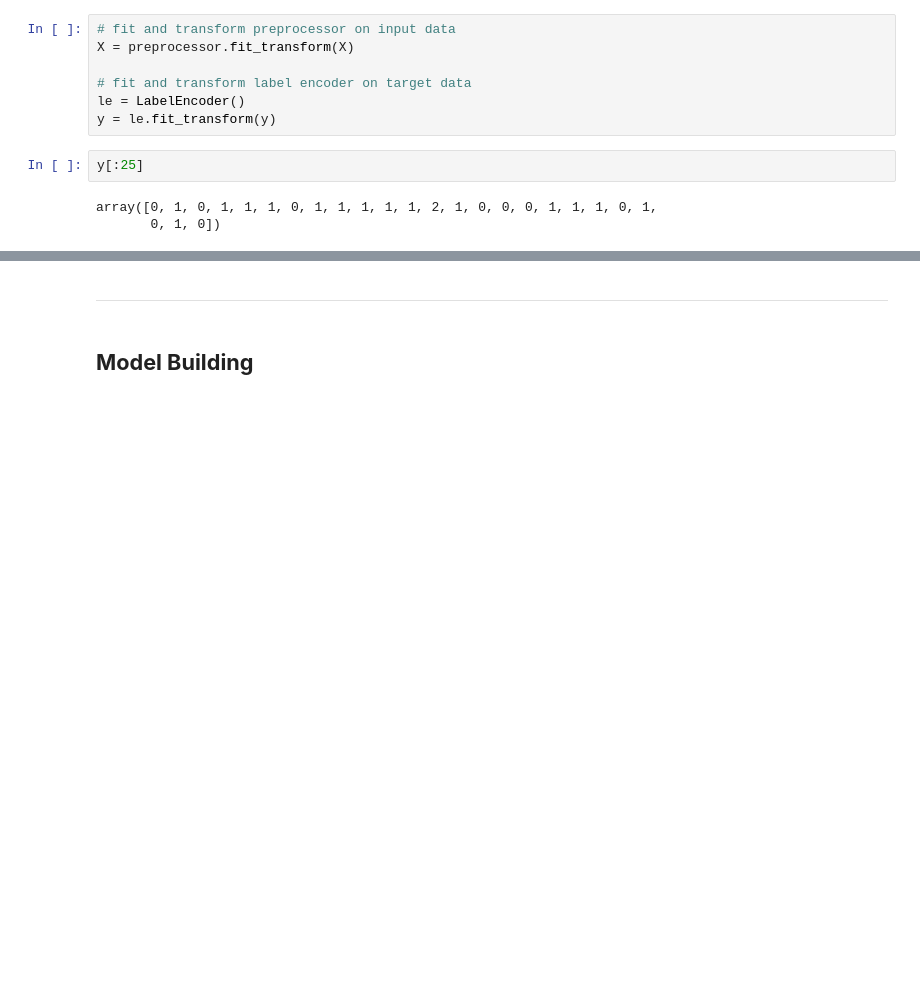
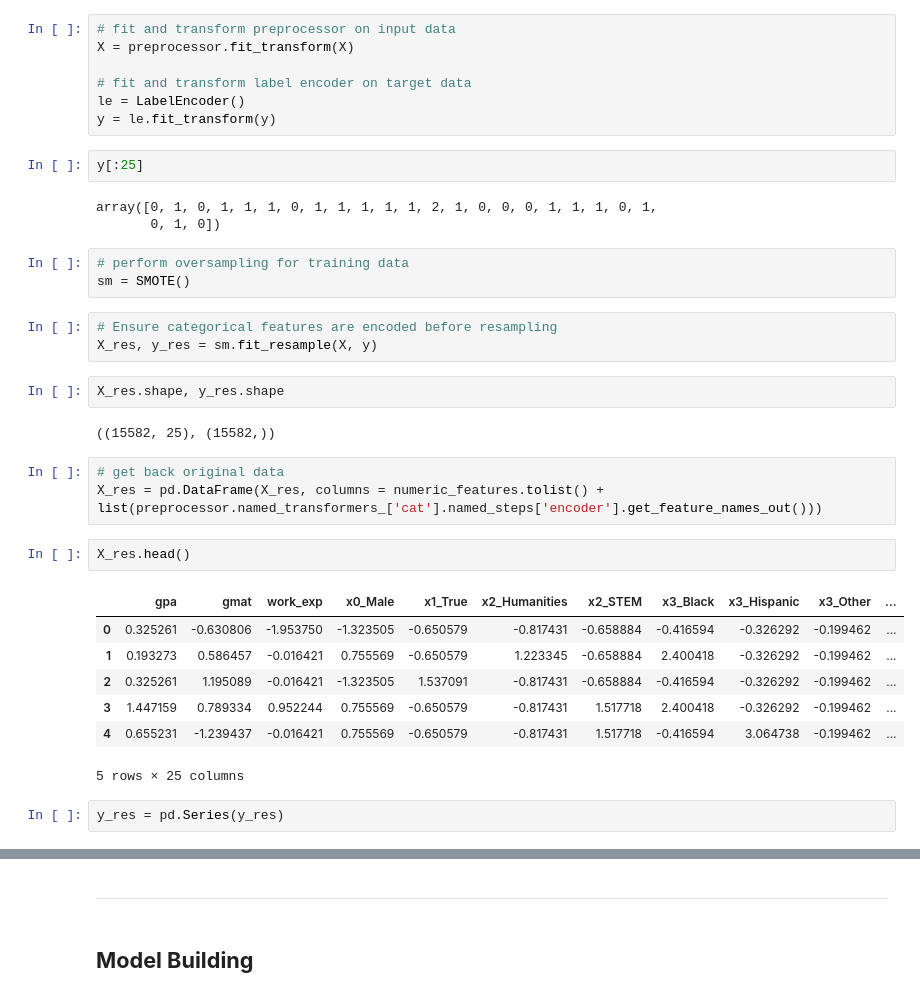
Before and after one commit to ayushach007/mba-admission-classification-project, a Jupyter notebook: notebooks/model_building.ipynb, the cells around one changed output, grey strips where cells are left out. Saved outputs shown, nothing was run; the diff lists cells and outputs as text; blank space fills up the shorter version.

```diff
--- a/notebooks/model_building.ipynb
+++ b/notebooks/model_building.ipynb
@@ -191,3 +198,28 @@ y[:25]
 # %% [output]
 array([0, 1, 0, 1, 1, 1, 0, 1, 1, 1, 1, 1, 2, 1, 0, 0, 0, 1, 1, 1, 0, 1,
        0, 1, 0])
+# %%
+# perform oversampling for training data
+sm = SMOTE()
+# %%
+# Ensure categorical features are encoded before resampling
+X_res, y_res = sm.fit_resample(X, y)
+# %%
+X_res.shape, y_res.shape
+# %% [output]
+((15582, 25), (15582,))
+# %%
+# get back original data
+X_res = pd.DataFrame(X_res, columns = numeric_features.tolist() + list(preprocessor.named_transformers_['cat'].named_steps['encoder'].get_feature_names_out()))
+# %%
+X_res.head()
+# %% [output]
+|  | gpa | gmat | work_exp | x0_Male | x1_True | x2_Humanities | x2_STEM | x3_Black | x3_Hispanic | x3_Other | ... |
+| 0 | 0.325261 | -0.630806 | -1.953750 | -1.323505 | -0.650579 | -0.817431 | -0.658884 | -0.416594 | -0.326292 | -0.199462 | ... |
+| 1 | 0.193273 | 0.586457 | -0.016421 | 0.755569 | -0.650579 | 1.223345 | -0.658884 | 2.400418 | -0.326292 | -0.199462 | ... |
+| 2 | 0.325261 | 1.195089 | -0.016421 | -1.323505 | 1.537091 | -0.817431 | -0.658884 | -0.416594 | -0.326292 | -0.199462 | ... |
+| 3 | 1.447159 | 0.789334 | 0.952244 | 0.755569 | -0.650579 | -0.817431 | 1.517718 | 2.400418 | -0.326292 | -0.199462 | ... |
+| 4 | 0.655231 | -1.239437 | -0.016421 | 0.755569 | -0.650579 | -0.817431 | 1.517718 | -0.416594 | 3.064738 | -0.199462 | ... |
+5 rows × 25 columns
+# %%
+y_res = pd.Series(y_res)
```
Also changed, not shown: parts of 22 cells of this notebook, 12 other files.
